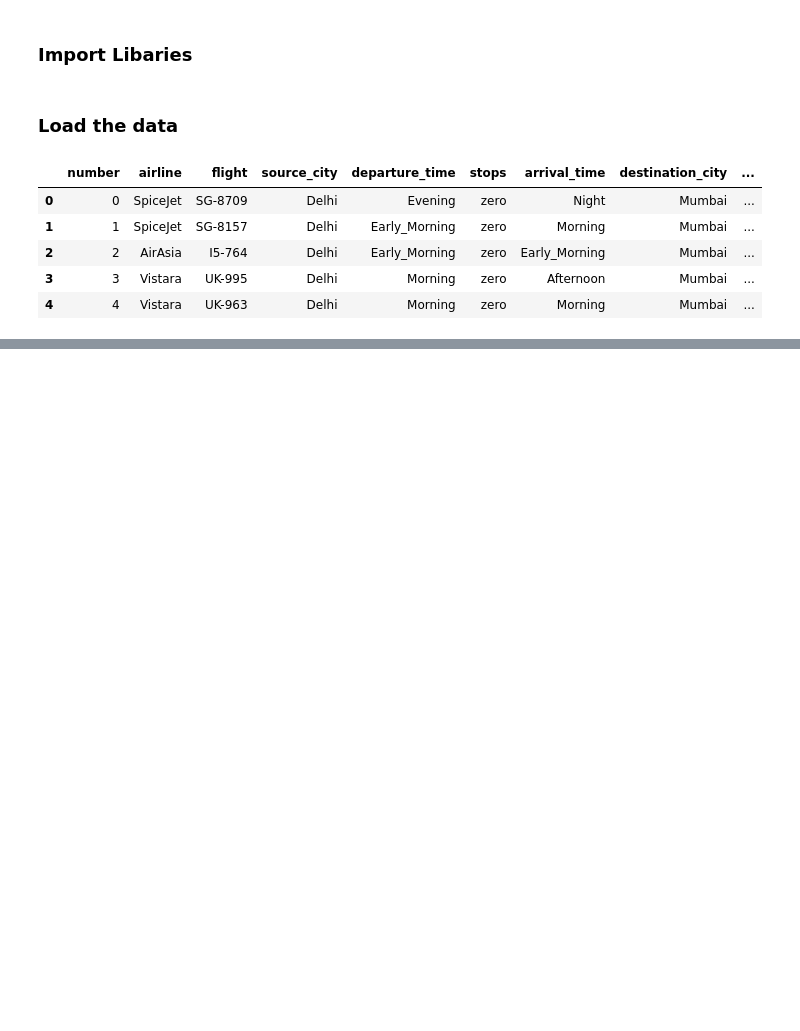
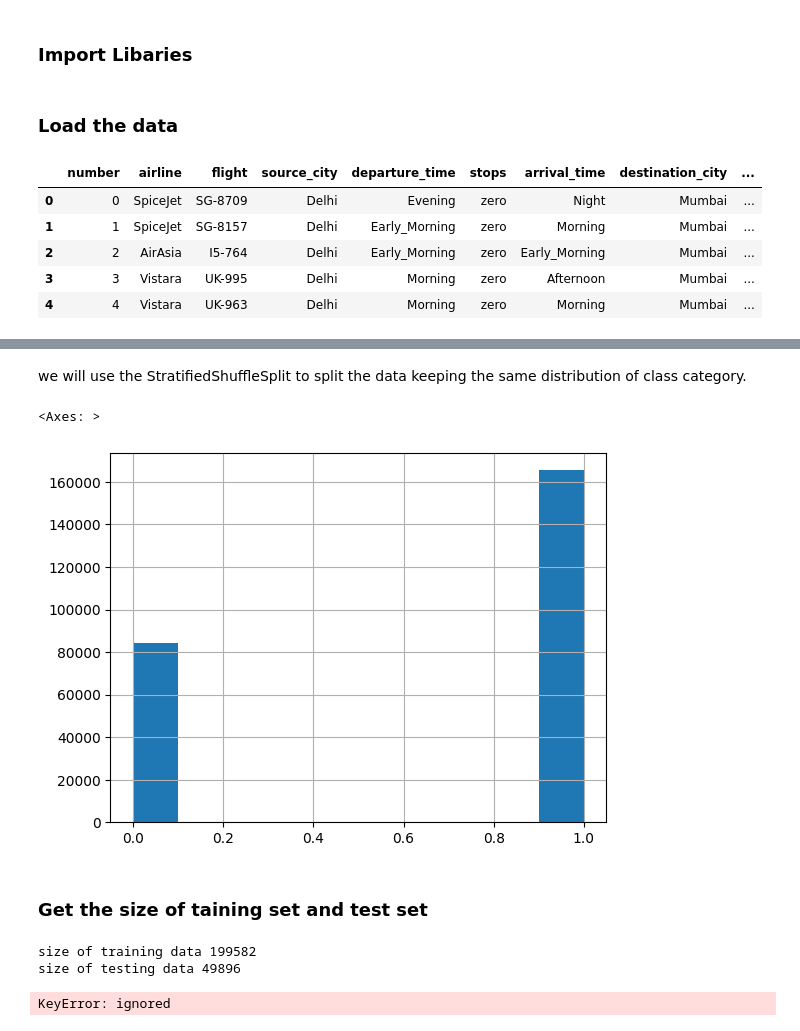
Before and after one commit to dhasaf/Classification, a Jupyter notebook: FlightPricePrediction.ipynb, the cells around one changed output, grey strips where cells are left out. Cells and saved outputs as stored; diff of their text form; code cells hidden in the pictures; blank space fills up the shorter version.

```diff
--- a/FlightPricePrediction.ipynb
+++ b/FlightPricePrediction.ipynb
@@ -32,0 +204,25 @@ flight.head()
+# %% [markdown]
+we will use the StratifiedShuffleSplit to split the data keeping the same distribution of class category.
+# %%
+flight["class1"] = pd.cut(flight["class"], bins = [-1,0,1], labels = [0,1])
+flight["class1"].hist()
+# %% [output]
+<Axes: >
+[figure, added]
+# %% [markdown]
+### **Get the size of taining set and test set**
+# %%
+#using Scikit-Learn train_test_split()
+train_set, test_set = train_test_split(flight, test_size=0.2, random_state=42)
+print("size of training data",len(train_set))
+print("size of testing data",len(test_set))
+# %% [output]
+size of training data 199582
+size of testing data 49896
+# %%
+split=StratifiedShuffleSplit(n_splits=1 ,test_size=0.2,random_state=42)
+for train_index,test_index in split.split(flight,flight["class1"]):
+    strat_train_set= flight.loc[train_index]
+    strat_test_set = flight.loc[test_index]
+# %% [output]
+KeyError: ignored
```
Also changed, not shown: parts of 36 cells of this notebook.
